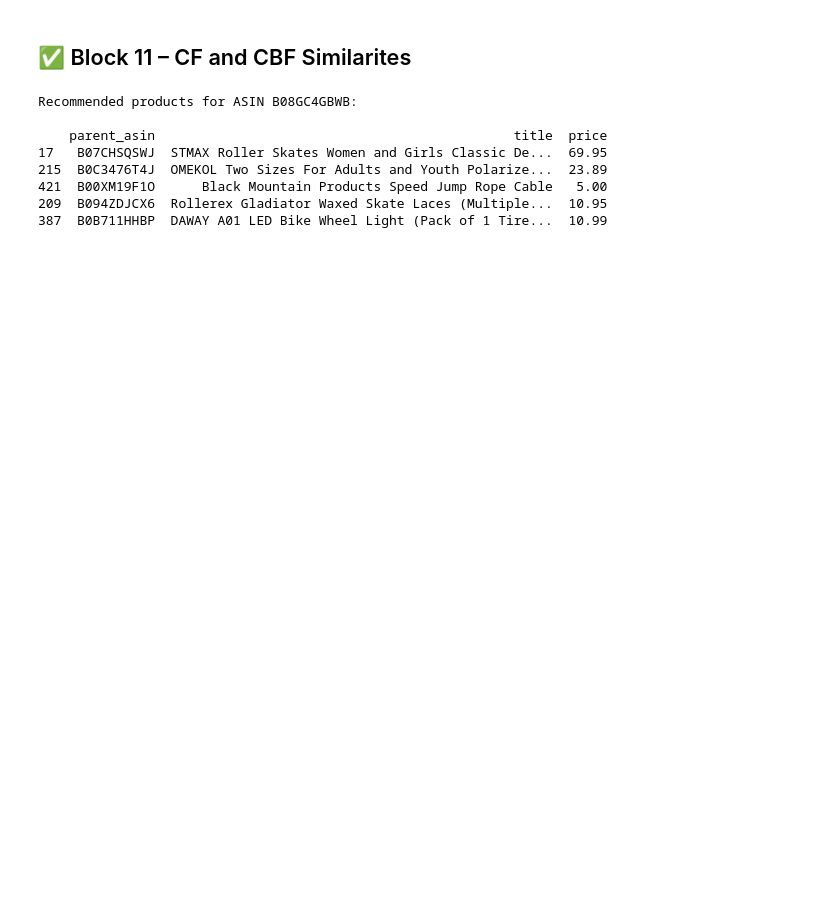
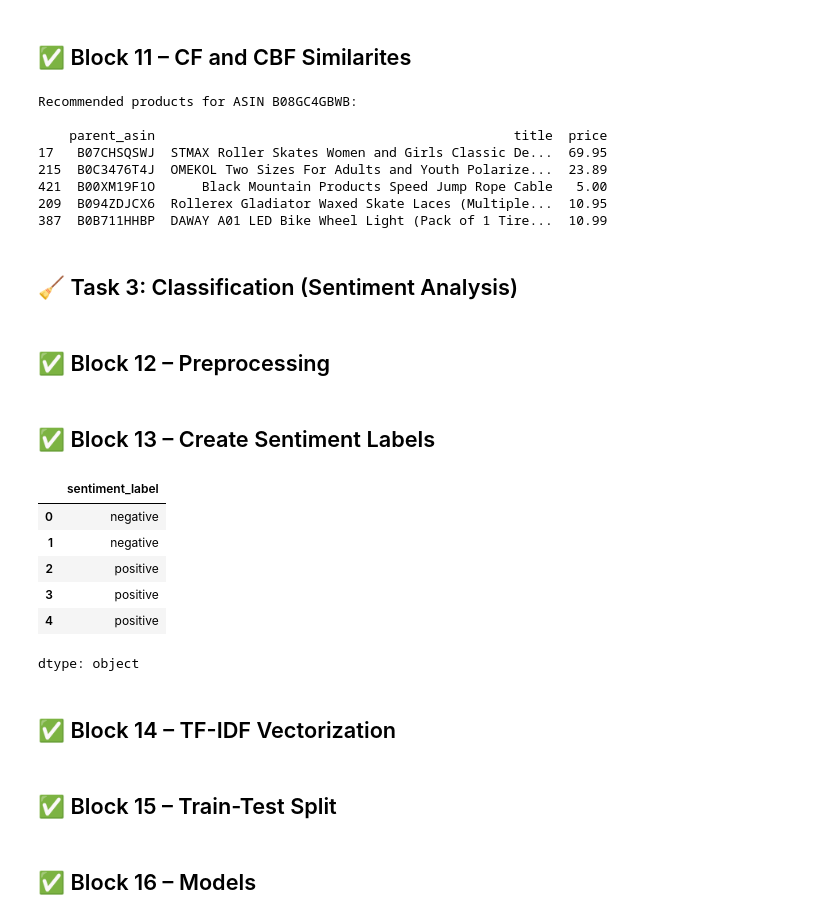
Before and after one commit to GeorgeSakketos/Data_Mining_2025, a Jupyter notebook: tedeproject2025partAB.ipynb, the cells around one changed output. Cells and saved outputs as stored; diff of their text form; code cells hidden in the pictures; blank space fills up the shorter version.

```diff
--- a/tedeproject2025partAB.ipynb
+++ b/tedeproject2025partAB.ipynb
@@ -527,6 +527,11 @@ review_df["normalized_rating"] = (review_df["rating"] - 1) / 4
 w1, w2 = 0.6, 0.4
 review_df["final_sentiment"] = (w1 * review_df["sentiment_score"]) + (w2 * review_df["normalized_rating"])
 
+# Αποθήκευση αρχείου
+cleaned_path = f"amazon_cleaned_raw_review_Electronics.csv"
+review_df.to_csv(cleaned_path, index=False)
+print(f"✅ Αποθηκεύτηκε: {cleaned_path}\n")
+
 # Προεπισκόπηση
 review_df[["rating", "normalized_rating", "sentiment_score", "final_sentiment"]].head()
 # %% [output]
@@ -708,7 +726,7 @@ for category in categories:
 # %% [markdown]
 ## ✅ Block 2 – TF-IDF Vectorization
 # %%
-tfidf = TfidfVectorizer(max_features=500)
+tfidf = TfidfVectorizer(max_features=5000)
 tfidf_matrix = tfidf.fit_transform(meta_df['clean_text'])
 
 # Combine TF-IDF matrix and scaled numerical data
@@ -939,3 +955,47 @@ Recommended products for ASIN B08GC4GBWB:
 421  B00XM19F1O      Black Mountain Products Speed Jump Rope Cable   5.00
 209  B094ZDJCX6  Rollerex Gladiator Waxed Skate Laces (Multiple...  10.95
 387  B0B711HHBP  DAWAY A01 LED Bike Wheel Light (Pack of 1 Tire...  10.99
+# %% [markdown]
+## 🧹 Task 3: Classification (Sentiment Analysis)
+# %% [markdown]
+## ✅ Block 12 – Preprocessing
+# %%
+df = pd.read_csv("amazon_cleaned_raw_review_Electronics.csv")
+df = df.dropna(subset=['text', 'final_sentiment'])
+df = df[df['text'].str.strip() != '']
+# %%
+stop_words = set(stopwords.words('english'))
+lemmatizer = WordNetLemmatizer()
+
+def preprocess_text(text):
+    text = text.lower()
+    text = re.sub(r'<.*?>', '', text)
+    text = re.sub(r'[%s]' % re.escape(string.punctuation), '', text)
+    tokens = text.split()
+    tokens = [lemmatizer.lemmatize(w) for w in tokens if w not in stop_words]
+    return ' '.join(tokens)
+
+df['clean_text'] = df['text'].apply(preprocess_text)
+# %% [markdown]
+## ✅ Block 13 – Create Sentiment Labels
+# %%
+def map_sentiment(score):
+    if score >= 0.3:
+        return 'positive'
+    elif score <= -0.1:
+        return 'negative'
+    else:
+        return 'neutral'
+
+df['sentiment_label'] = df['final_sentiment'].apply(map_sentiment)
+df['sentiment_label'].head()
+# %% [output]
+|  | sentiment_label |
+| 0 | negative |
+| 1 | negative |
+| 2 | positive |
+| 3 | positive |
+| 4 | positive |
+dtype: object
+# %% [markdown]
+## ✅ Block 14 – TF-IDF Vectorization
@@ -941,0 +1013,2 @@ Recommended products for ASIN B08GC4GBWB:
+# %% [markdown]
+## ✅ Block 15 – Train-Test Split
@@ -941,0 +1018,2 @@ Recommended products for ASIN B08GC4GBWB:
+# %% [markdown]
+## ✅ Block 16 – Models
```
Also changed, not shown: parts of 13 cells of this notebook.
